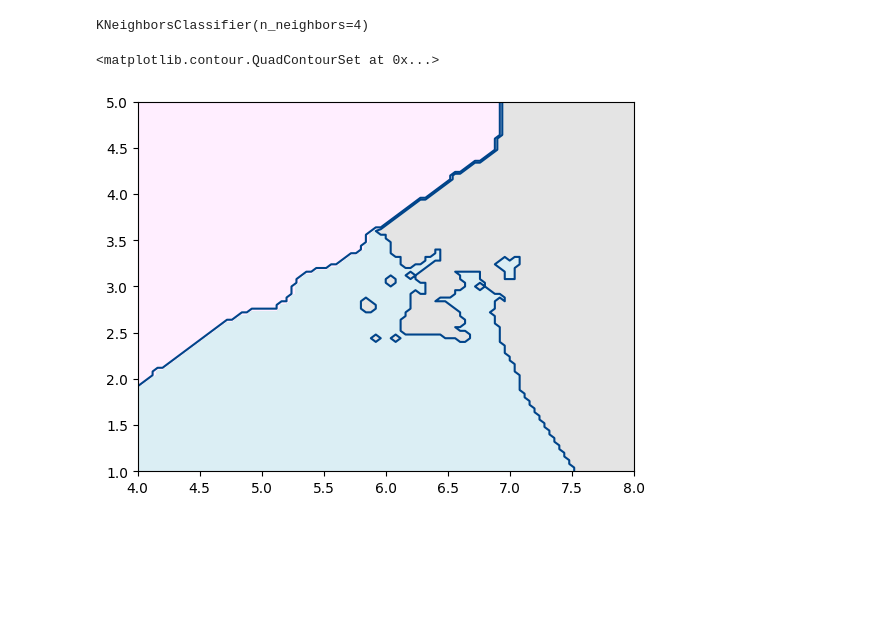
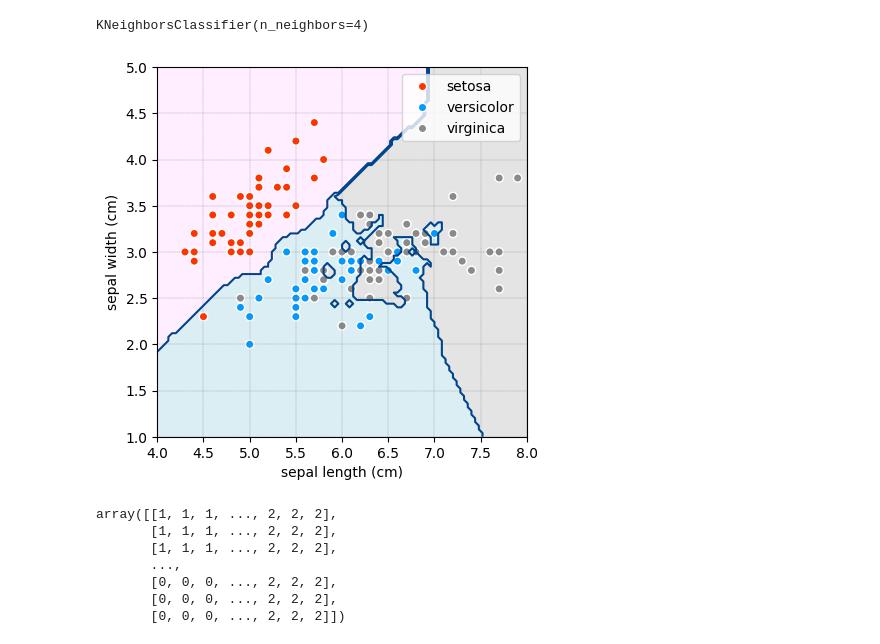
Before and after one commit to Arch-jyh/iris_books, a Jupyter notebook: book1/32/exersice.ipynb, the cells around one changed output. Cells and saved outputs as stored; diff of their text form; code cells hidden in the pictures; blank space fills up the shorter version.

```diff
--- a/book1/32/exersice.ipynb
+++ b/book1/32/exersice.ipynb
@@ -49,15 +49,24 @@ y_predict = y_predict.reshape(xx1.shape)
 # %%
 #可视化
 fig,ax = plt.subplots()
 #函数名中的f表示filled满的)
 plt.contourf(xx1,xx2,y_predict,cmap = cmap_light)
-plt.contour(xx1,xx2,y_predict,levels = [0,1,2],
+plt.contour(xx1,xx2,y_predict,levels = [0,1,2],#
             colors = np.array([0,68,138])/255.)
 sns.scatterplot(x = X[:,0],y = X[:,1],
                 hue = iris.target_names[y],
                 ax = ax,
+                #指定每个分类标签的颜色
                 palette = dict(setosa = cmap_bold[0,:],
-                               versicolor = cmap_bold[
+                               versicolor = cmap_bold[1,:],
+                               virginica = cmap_bold[2,:]),
+                alpha = 1.0,
+                linewidth = 1,edgecolor = [1,1,1])
+plt.xlim(4,8);plt.ylim(1,5)
+plt.xlabel(iris.feature_names[0])
+plt.ylabel(iris.feature_names[1])
+ax.grid(linestyle = '--',linewidth = 0.25,
+        color = [0.5,0.5,0.5])
+ax.set_aspect('equal',adjustable = 'box')
 # %% [output]
-<matplotlib.contour.QuadContourSet at 0x...>
-[figure, old version]
+[figure, new version]
@@ -63,0 +97,18 @@ sns.scatterplot(x = X[:,0],y = X[:,1],
+# %%
+from sklearn.naive_bayes import GaussianNB
+#创建高斯朴素贝叶斯分类器对象
+gnb = GaussianNB()
+gnb = gnb.fit(X,y)
+#用高斯朴素贝叶斯分类器对一系列点进行预测
+q = np.c_[xx1.ravel(),xx2.ravel()]
+y_predict = gnb.predict(q)
+y_predict = y_predict.reshape(xx1.shape)
+y_predict
+# %% [output]
+array([[1, 1, 1, ..., 2, 2, 2],
+       [1, 1, 1, ..., 2, 2, 2],
+       [1, 1, 1, ..., 2, 2, 2],
+       ...,
+       [0, 0, 0, ..., 2, 2, 2],
+       [0, 0, 0, ..., 2, 2, 2],
+       [0, 0, 0, ..., 2, 2, 2]])
```
Also changed, not shown: parts of 9 cells of this notebook.
